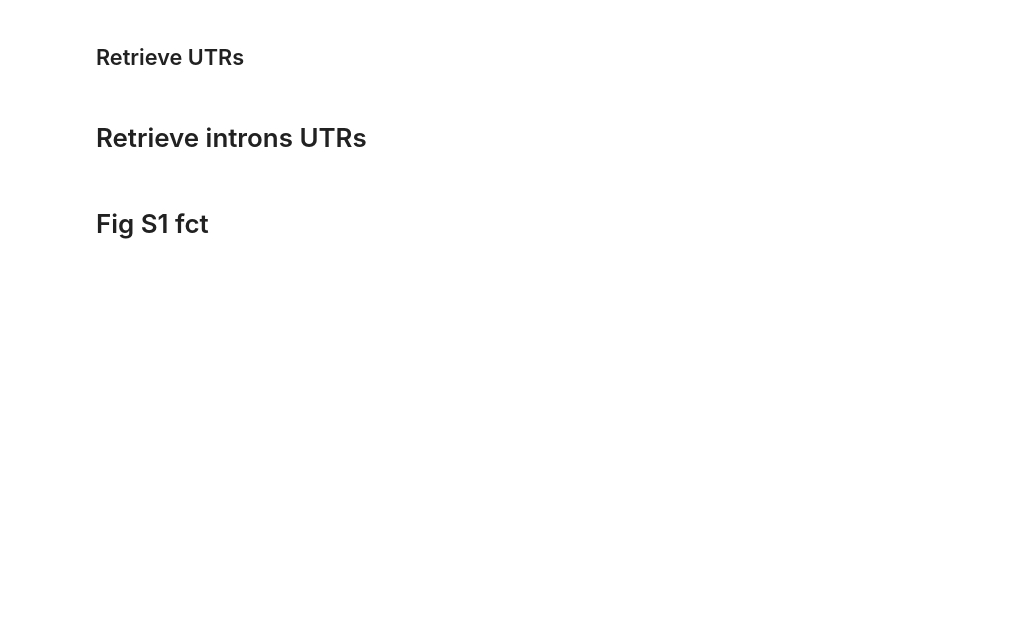
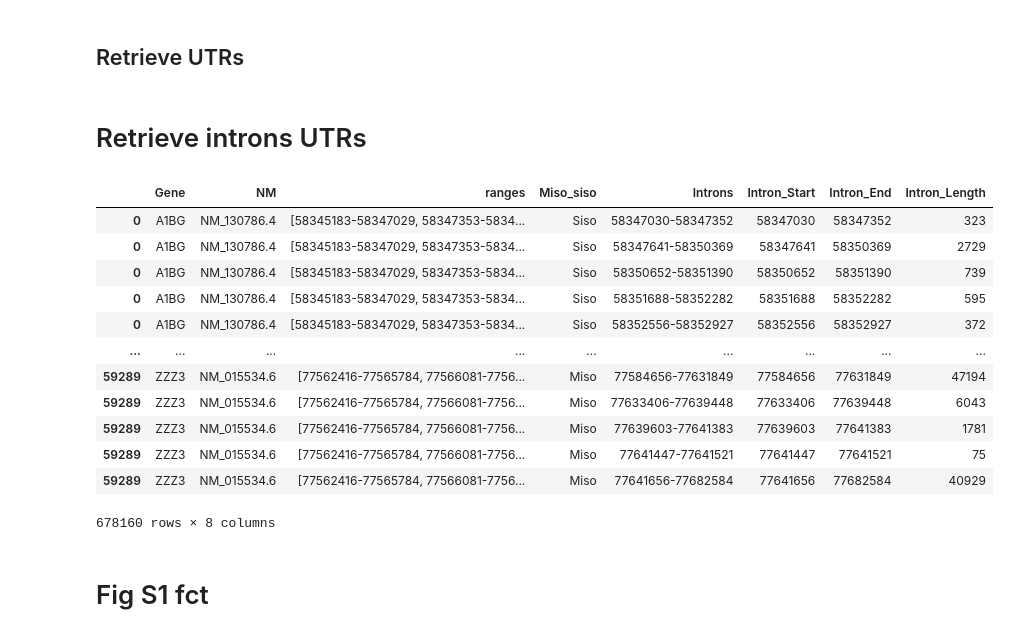
Before and after one commit to weber8thomas/MISOG_SISOG, a Jupyter notebook: src/misog_sisog_analysis.ipynb, the cells around one changed output. Saved outputs shown, nothing was run; the diff lists cells and outputs as text; code cells hidden in the pictures; blank space fills up the shorter version.

```diff
--- a/src/misog_sisog_analysis.ipynb
+++ b/src/misog_sisog_analysis.ipynb
@@ -860,6 +891,22 @@ if os.path.isfile(concat_introns_path) is False:
 
 else:
     concat_introns = pd.read_parquet(concat_introns_path)
+# %%
+refseq_exons_introns_exploded
+# %% [output]
+|  | Gene | NM | ranges | Miso_siso | Introns | Intron_Start | Intron_End | Intron_Length |
+| 0 | A1BG | NM_130786.4 | [58345183-58347029, 58347353-5834... | Siso | 58347030-58347352 | 58347030 | 58347352 | 323 |
+| 0 | A1BG | NM_130786.4 | [58345183-58347029, 58347353-5834... | Siso | 58347641-58350369 | 58347641 | 58350369 | 2729 |
+| 0 | A1BG | NM_130786.4 | [58345183-58347029, 58347353-5834... | Siso | 58350652-58351390 | 58350652 | 58351390 | 739 |
+| 0 | A1BG | NM_130786.4 | [58345183-58347029, 58347353-5834... | Siso | 58351688-58352282 | 58351688 | 58352282 | 595 |
+| 0 | A1BG | NM_130786.4 | [58345183-58347029, 58347353-5834... | Siso | 58352556-58352927 | 58352556 | 58352927 | 372 |
+| ... | ... | ... | ... | ... | ... | ... | ... | ... |
+| 59289 | ZZZ3 | NM_015534.6 | [77562416-77565784, 77566081-7756... | Miso | 77584656-77631849 | 77584656 | 77631849 | 47194 |
+| 59289 | ZZZ3 | NM_015534.6 | [77562416-77565784, 77566081-7756... | Miso | 77633406-77639448 | 77633406 | 77639448 | 6043 |
+| 59289 | ZZZ3 | NM_015534.6 | [77562416-77565784, 77566081-7756... | Miso | 77639603-77641383 | 77639603 | 77641383 | 1781 |
+| 59289 | ZZZ3 | NM_015534.6 | [77562416-77565784, 77566081-7756... | Miso | 77641447-77641521 | 77641447 | 77641521 | 75 |
+| 59289 | ZZZ3 | NM_015534.6 | [77562416-77565784, 77566081-7756... | Miso | 77641656-77682584 | 77641656 | 77682584 | 40929 |
+678160 rows × 8 columns
 # %% [markdown]
 # Fig S1 fct
 # %%
```
Also changed, not shown: parts of 8 cells of this notebook.
